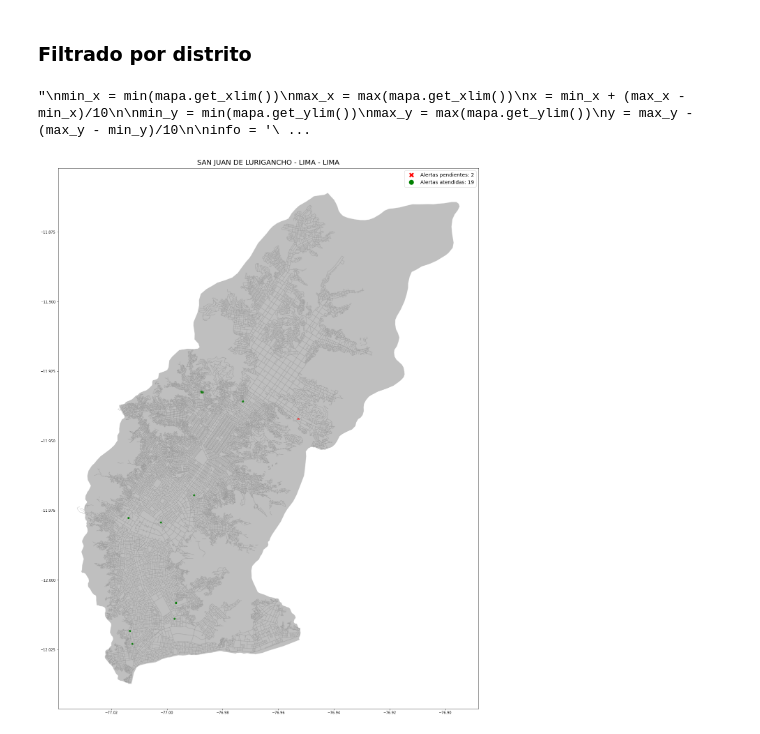
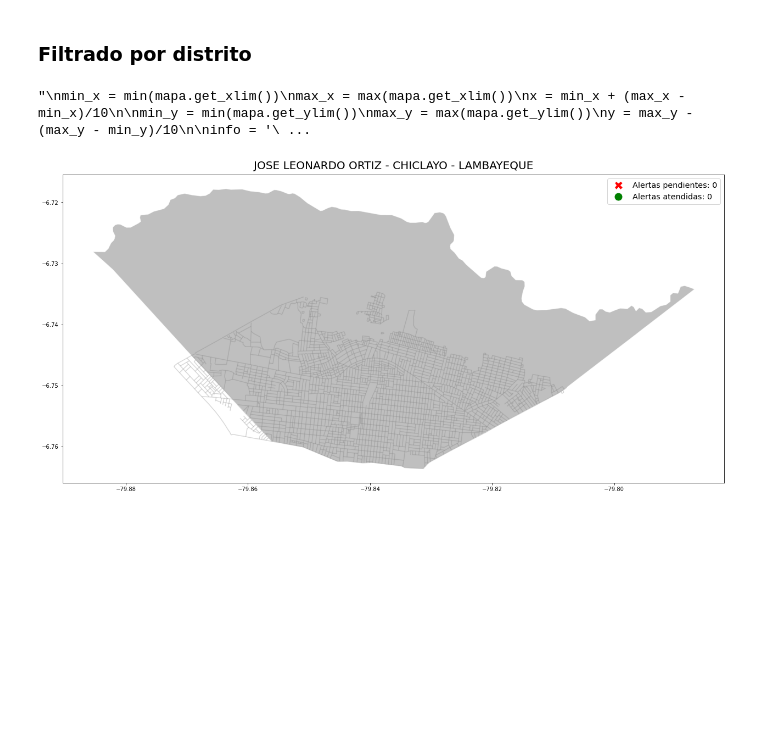
Before and after one commit to Dante-Guerrero/RR_Notebook, a Jupyter notebook: book1.ipynb, the cells around one changed output. Drawn from its saved outputs; the diff is of its cells as text; code cells hidden in the pictures; blank space fills up the shorter version.

```diff
--- a/book1.ipynb
+++ b/book1.ipynb
@@ -327,9 +326,9 @@ print(
 # %% [markdown]
 ### Filtrado por distrito
 # %%
-dep = 'LIMA'
-pro = 'LIMA'
-dis = 'SAN JUAN DE LURIGANCHO'
+dep = 'LAMBAYEQUE'
+pro = 'CHICLAYO'
+dis = 'JOSE LEONARDO ORTIZ'
 
 # Filtrando el mapa
 
@@ -402,34 +401,34 @@ alertas_p = frr_p.plot(
     )
 
 alertas_a = frr_a.plot(
     ax=mapa,
     color='green',
     markersize=25,
     marker='o'
     )
 
 legend_elements = [
     Line2D([0], [0], marker='X', color='w', label='Alertas pendientes: ' + str(len(frr_p)), markerfacecolor='r', markersize=15),
     Line2D([0], [0], marker='o', color='w', label='Alertas atendidas: ' + str(len(frr_a)), markerfacecolor='g', markersize=15),
 ]
 mapa.legend(handles=legend_elements, fontsize='x-large')
 
 """
 min_x = min(mapa.get_xlim())
 max_x = max(mapa.get_xlim())
 x = min_x + (max_x - min_x)/10
 
 min_y = min(mapa.get_ylim())
 max_y = max(mapa.get_ylim())
 y = max_y - (max_y - min_y)/10
 
 info = '\n Alertas pendientes: ' + str(len(frr_p)) + '\n Alertas atendidas: ' + str(len(frr_a))
 
 mapa.text(x, y, info, fontsize='x-large')
 """
 # %% [output]
 "\nmin_x = min(mapa.get_xlim())\nmax_x = max(mapa.get_xlim())\nx = min_x + (max_x - min_x)/10\n\nmin_y = min(mapa.get_ylim())\nmax_y = max(mapa.get_ylim())\ny = max_y - (max_y - min_y)/10\n\ninfo = '\ ...
-[figure, old version]
+[figure, new version]
 # %%
 fig = mapa.get_figure()
 fig.savefig('asi.pdf', dpi=1200)
```
Also changed, not shown: parts of 7 cells of this notebook, 11 other files.
